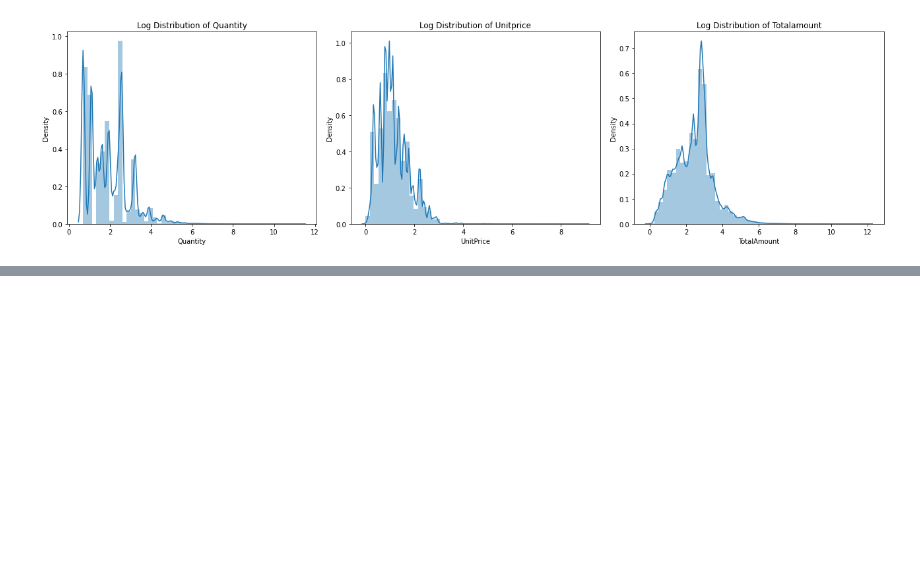
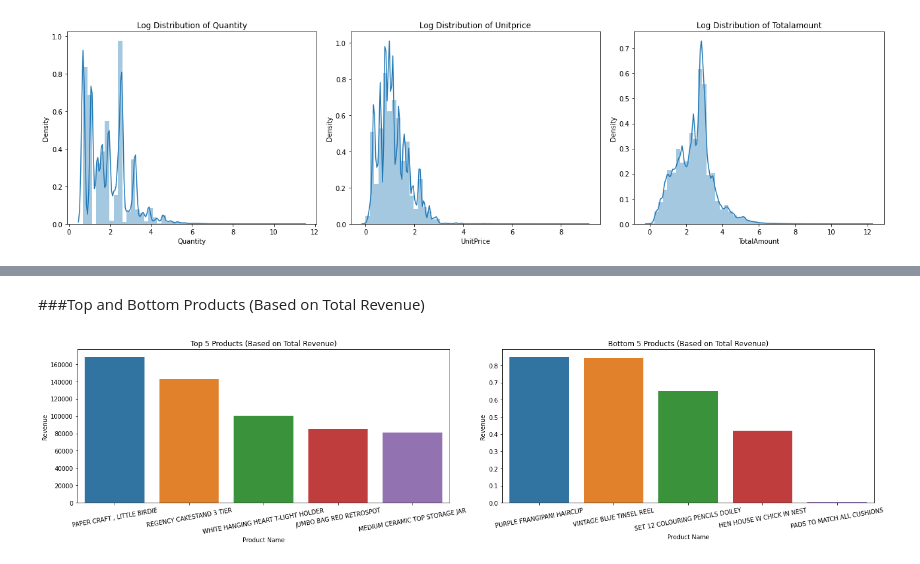
Before and after one commit to shadabsgit/ML-Clustering-Capstone-Project, a Jupyter notebook: Online_Retail_Customer_Segmentation_Capstone_Project.ipynb, the cells around one changed output, grey strips where cells are left out. Saved outputs shown, nothing was run; the diff lists cells and outputs as text; code cells hidden in the pictures; blank space fills up the shorter version.

```diff
--- a/Online_Retail_Customer_Segmentation_Capstone_Project.ipynb
+++ b/Online_Retail_Customer_Segmentation_Capstone_Project.ipynb
@@ -323,0 +388,21 @@ for n,col in enumerate(cols):
+# %% [markdown]
+###Top and Bottom Products (Based on Total Revenue)
+# %%
+#Creating a dataframe that gives the product names and their total revenue
+prod_rev = data.groupby("Description").sum()["TotalAmount"].reset_index().sort_values("TotalAmount",ascending=False)
+
+#Instantiating subplots
+fig, axes = plt.subplots(1, 2, figsize=(20,5))
+
+#Plotting Top 5
+g1 = sns.barplot(ax = axes[0], x='Description', y='TotalAmount',data = prod_rev[:5])
+g1.set_xticklabels(g1.get_xticklabels(), rotation=10)
+g1.set(title='Top 5 Products (Based on Total Revenue)', xlabel='Product Name', ylabel='Revenue')
+
+#Plotting Bottom 5
+g2 = sns.barplot(ax = axes[1], x='Description', y='TotalAmount',data = prod_rev[-5:])
+g2.set_xticklabels(g2.get_xticklabels(), rotation=10)
+g2.set(title='Bottom 5 Products (Based on Total Revenue)', xlabel='Product Name', ylabel='Revenue')
+plt.tight_layout()
+# %% [output]
+[figure, added]
```
Also changed, not shown: parts of 17 cells of this notebook.
